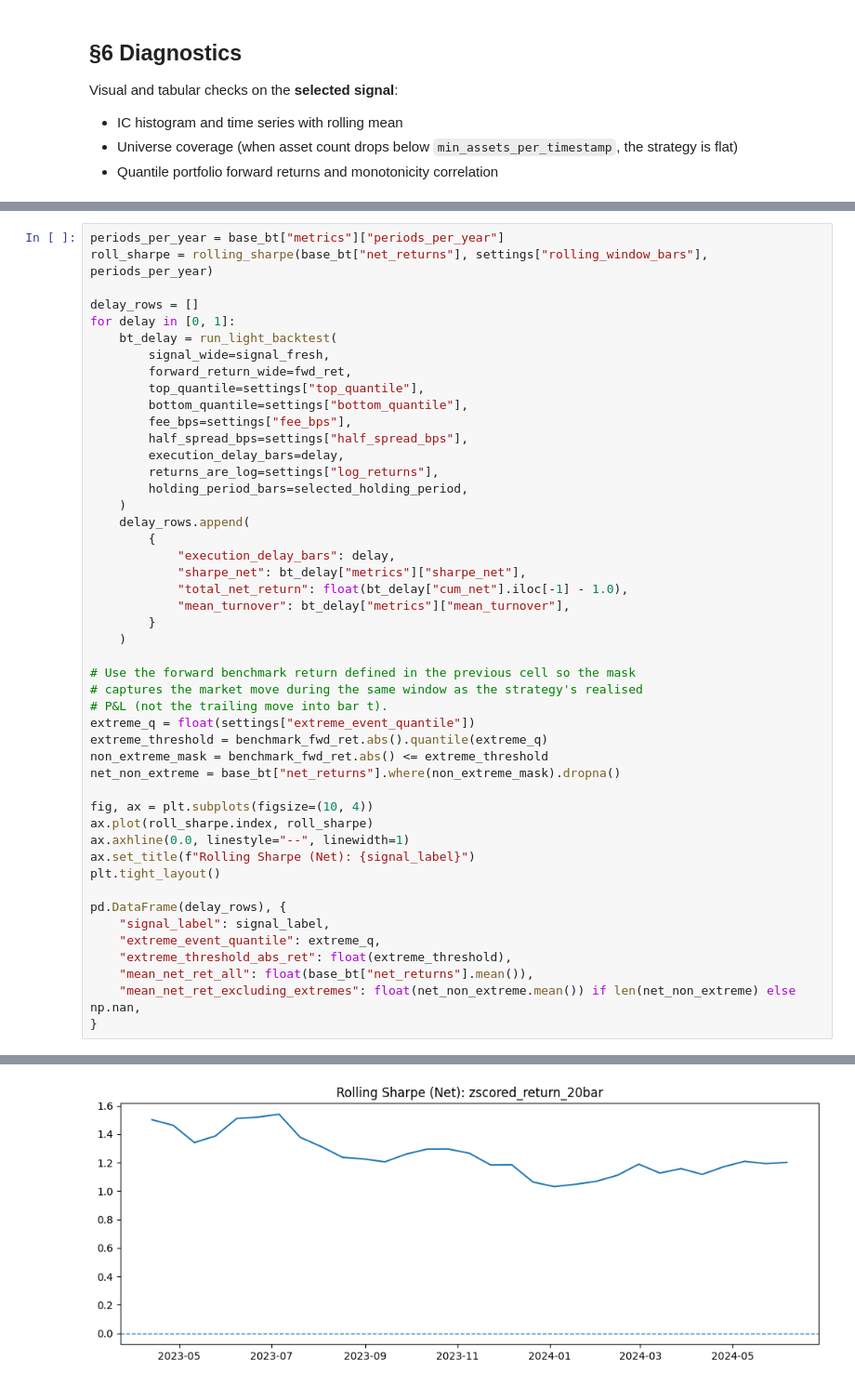
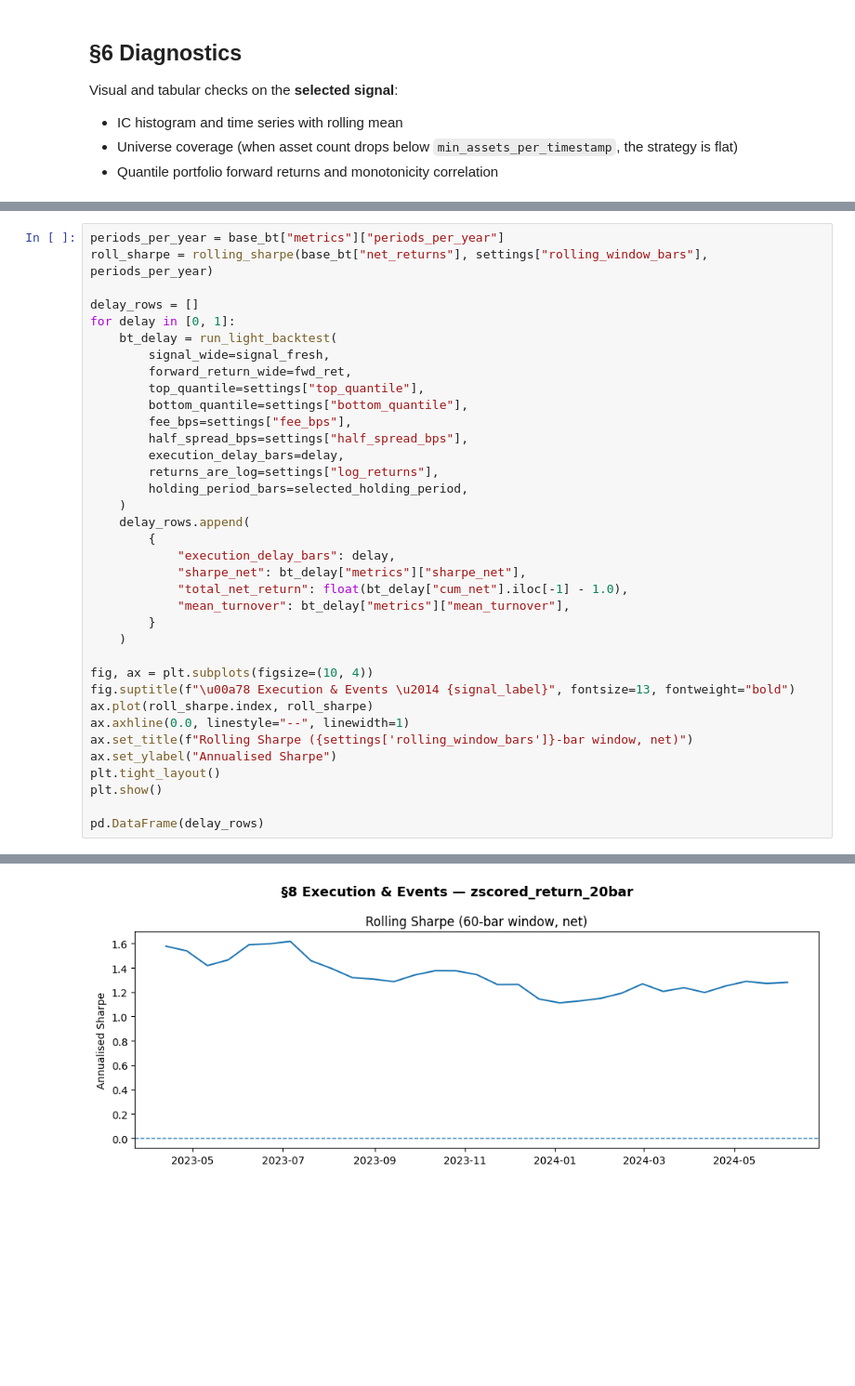
Before and after one commit to billybraith17/crypto-stat-arb, a Jupyter notebook: research/cs_momentum_research.ipynb, the cells around one changed output, grey strips where cells are left out. Shown at 93% size. Drawn from its saved outputs; the diff is of its cells as text; blank space fills up the shorter version.

```diff
--- a/research/cs_momentum_research.ipynb
+++ b/research/cs_momentum_research.ipynb
@@ -1024,25 +1034,14 @@ for delay in [0, 1]:
         }
     )
 
-# Use the forward benchmark return defined in the previous cell so the mask
-# captures the market move during the same window as the strategy's realised
-# P&L (not the trailing move into bar t).
-extreme_q = float(settings["extreme_event_quantile"])
-extreme_threshold = benchmark_fwd_ret.abs().quantile(extreme_q)
-non_extreme_mask = benchmark_fwd_ret.abs() <= extreme_threshold
-net_non_extreme = base_bt["net_returns"].where(non_extreme_mask).dropna()
-
 fig, ax = plt.subplots(figsize=(10, 4))
+fig.suptitle(f"\u00a78 Execution & Events \u2014 {signal_label}", fontsize=13, fontweight="bold")
 ax.plot(roll_sharpe.index, roll_sharpe)
 ax.axhline(0.0, linestyle="--", linewidth=1)
-ax.set_title(f"Rolling Sharpe (Net): {signal_label}")
+ax.set_title(f"Rolling Sharpe ({settings['rolling_window_bars']}-bar window, net)")
+ax.set_ylabel("Annualised Sharpe")
 plt.tight_layout()
+plt.show()
 
-pd.DataFrame(delay_rows), {
-    "signal_label": signal_label,
-    "extreme_event_quantile": extreme_q,
-    "extreme_threshold_abs_ret": float(extreme_threshold),
-    "mean_net_ret_all": float(base_bt["net_returns"].mean()),
-    "mean_net_ret_excluding_extremes": float(net_non_extreme.mean()) if len(net_non_extreme) else np.nan,
-}
+pd.DataFrame(delay_rows)
 # %% [output]
@@ -1057 +1048 @@ pd.DataFrame(delay_rows), {
-[figure, old version]
+[figure, new version]
```
Also changed, not shown: parts of 29 cells of this notebook, 21 other files.
